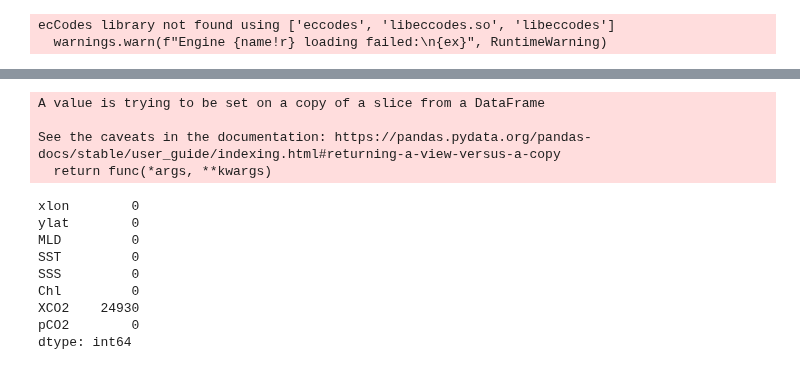
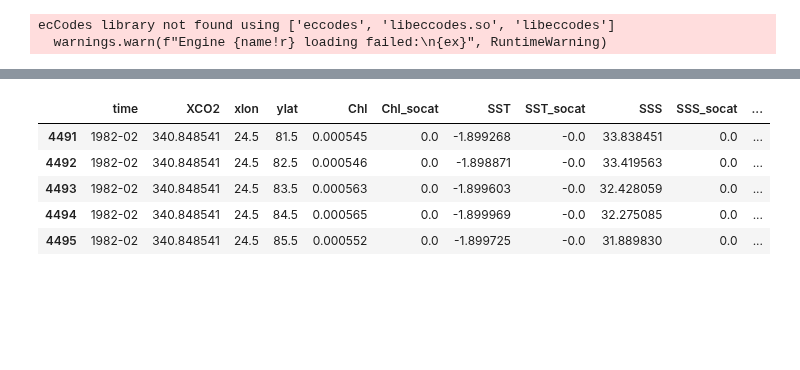
Before and after one commit to sk981102/ocean_co2, a Jupyter notebook: notebooks/baseline_ml/005_rf_base_mpi.ipynb, the cells around one changed output, grey strips where cells are left out. Drawn from its saved outputs; the diff is of its cells as text; code cells hidden in the pictures; blank space fills up the shorter version.

```diff
--- a/notebooks/baseline_ml/005_rf_base_mpi.ipynb
+++ b/notebooks/baseline_ml/005_rf_base_mpi.ipynb
@@ -58,9 +62,10 @@ xco2_df = pd.DataFrame()
 xco2_df["XCO2"] = xco2.XCO2
 xco2_df.index = xco2.time
 
-data_read=xr.merge([mld.MLD,mld.MLD_socat,chl.Chl,chl.Chl_socat,sst.SST,sst.SST_socat,sss.SSS,sss.SSS_socat])
-#data_read=xr.merge([mld.MLD,chl.Chl,sst.SST,sss.SSS])
+# data_read=xr.merge([mld.MLD,mld.MLD_socat,chl.Chl,chl.Chl_socat,sst.SST,sst.SST_socat,sss.SSS,sss.SSS_socat])
+# data_read=xr.merge([mld.MLD,chl.Chl,sst.SST,sss.SSS])
 
+data_read=xr.merge([chl.Chl,chl.Chl_socat,sst.SST,sst.SST_socat,sss.SSS,sss.SSS_socat])
 
 
 tmp_data=data_read.to_dataframe().reset_index()
@@ -84,0 +74,8 @@ tmp_data
+# %%
+tmp_data.dropna(subset = ["XCO2"], inplace=True)
+tmp_data = tmp_data.reset_index()
+#tmp_data.columns = ["time",'XCO2','xlon', 'ylat','MLD','MLD_socat','Chl','Chl_socat','SST','SST_socat','SSS','SSS_socat']
+tmp_data.columns = ["time",'XCO2','xlon', 'ylat','Chl','Chl_socat','SST','SST_socat','SSS','SSS_socat']
+
+
+later_df = tmp_data
@@ -84,0 +91,3 @@ tmp_data
+# %%
+tmp_data.dropna(subset = ["Chl"], inplace=True)
+tmp_data.isna().sum()
@@ -84,0 +106,18 @@ tmp_data
+# %%
+pco2_data = pco2.pCO2.to_dataframe().reset_index()
+pco2_data_socat = pco2.pCO2_socat.to_dataframe().reset_index()
+
+
+tmp_data["pCO2_socat"]=pco2_data_socat["pCO2_socat"]
+tmp_data["pCO2"]=pco2_data["pCO2"]
+
+tmp_data.dropna(subset = ["pCO2"], inplace=True)
+# %%
+tmp_data.head()
+# %% [output]
+|  | time | XCO2 | xlon | ylat | Chl | Chl_socat | SST | SST_socat | SSS | SSS_socat | ... |
+| 4491 | 1982-02 | 340.848541 | 24.5 | 81.5 | 0.000545 | 0.0 | -1.899268 | -0.0 | 33.838451 | 0.0 | ... |
+| 4492 | 1982-02 | 340.848541 | 24.5 | 82.5 | 0.000546 | 0.0 | -1.898871 | -0.0 | 33.419563 | 0.0 | ... |
+| 4493 | 1982-02 | 340.848541 | 24.5 | 83.5 | 0.000563 | 0.0 | -1.899603 | -0.0 | 32.428059 | 0.0 | ... |
+| 4494 | 1982-02 | 340.848541 | 24.5 | 84.5 | 0.000565 | 0.0 | -1.899969 | -0.0 | 32.275085 | 0.0 | ... |
+| 4495 | 1982-02 | 340.848541 | 24.5 | 85.5 | 0.000552 | 0.0 | -1.899725 | -0.0 | 31.889830 | 0.0 | ... |
@@ -98,29 +136,3 @@ features = ['xlon', 'ylat','MLD','SST','SSS','Chl','XCO2','pCO2']
 # create separate dataframe for socat
 combined_socat=tmp_data[features_socat]
 combined=tmp_data[features]
-# %%
-# drop rows where pco2 or pco2_socat == NA or 0
-combined_socat.dropna(subset = ["pCO2_socat"], inplace=True)
-combined_socat= combined_socat[combined_socat['pCO2_socat']!=0]
-
-combined.dropna(subset = ["pCO2"], inplace=True)
-combined.dropna(subset = ["SSS"], inplace=True)
-
-combined = combined[combined['pCO2']!=0]
-# %% [output]
-A value is trying to be set on a copy of a slice from a DataFrame
-
-See the caveats in the documentation: https://pandas.pydata.org/pandas-docs/stable/user_guide/indexing.html#returning-a-view-versus-a-copy
-  return func(*args, **kwargs)
-# %%
-combined.isna().sum()
-# %% [output]
-xlon        0
-ylat        0
-MLD         0
-SST         0
-SSS         0
-Chl         0
-XCO2    24930
-pCO2        0
-dtype: int64
```
Also changed, not shown: parts of 34 cells of this notebook, 2 other files.
